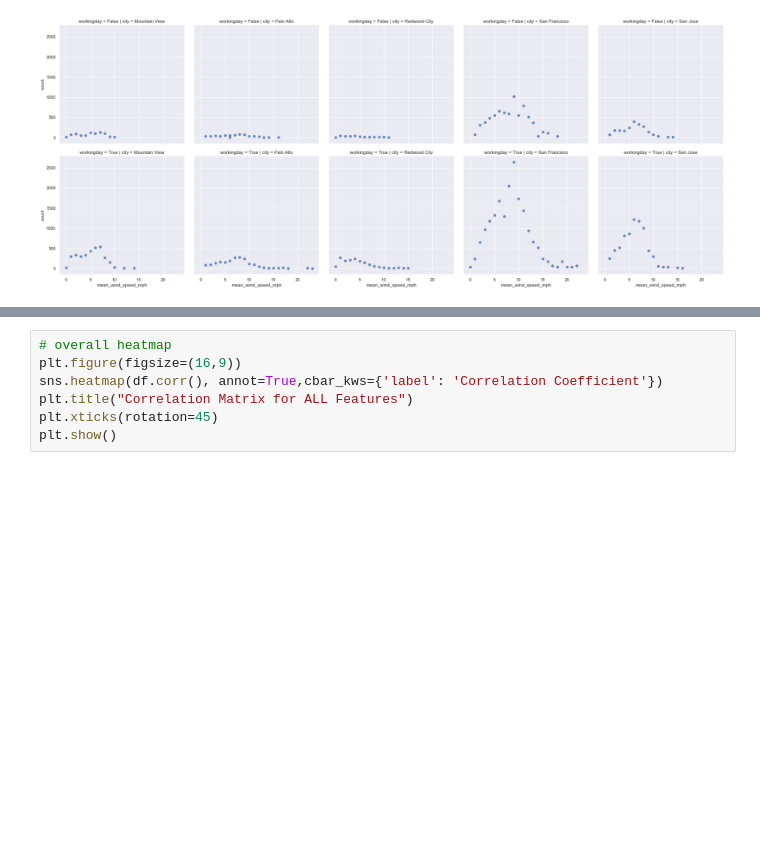
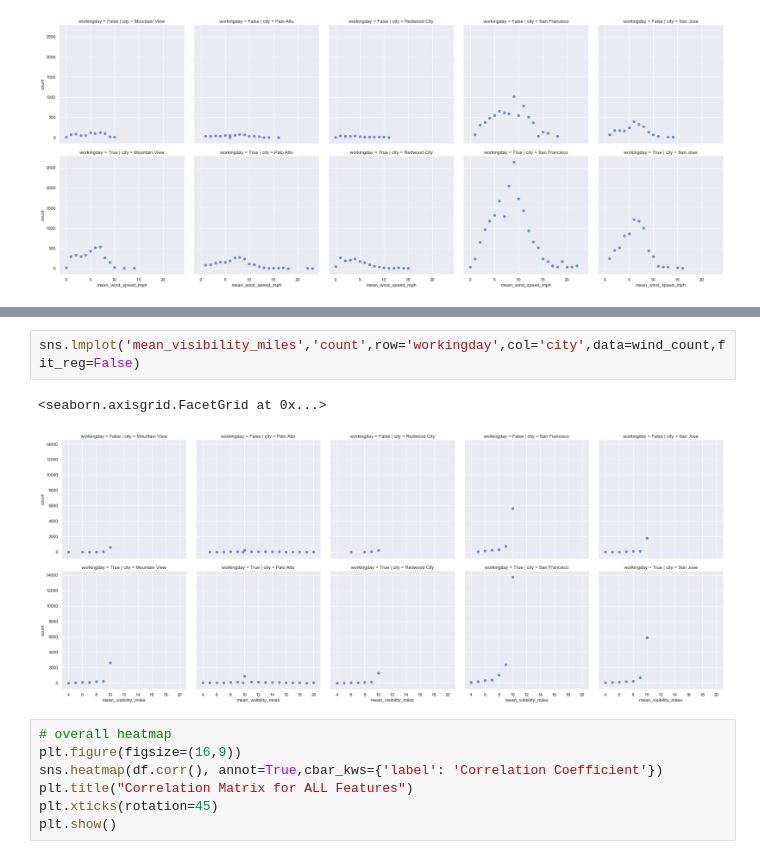
Before and after one commit to ruicao87/Springboard-Capstone-Project-2, a Jupyter notebook: capstone project 2.ipynb, the cells around one changed output, grey strips where cells are left out. Saved outputs shown, nothing was run; the diff lists cells and outputs as text; blank space fills up the shorter version.

```diff
--- a/capstone project 2.ipynb
+++ b/capstone project 2.ipynb
@@ -750,3 +779,8 @@ sns.lmplot('mean_wind_speed_mph','count',row='workingday',col='city',data=wind_c
+# %%
+sns.lmplot('mean_visibility_miles','count',row='workingday',col='city',data=wind_count,fit_reg=False)
+# %% [output]
+<seaborn.axisgrid.FacetGrid at 0x...>
+[figure, added]
 # %%
 # overall heatmap
 plt.figure(figsize=(16,9))
```
Also changed, not shown: parts of 17 cells of this notebook.
